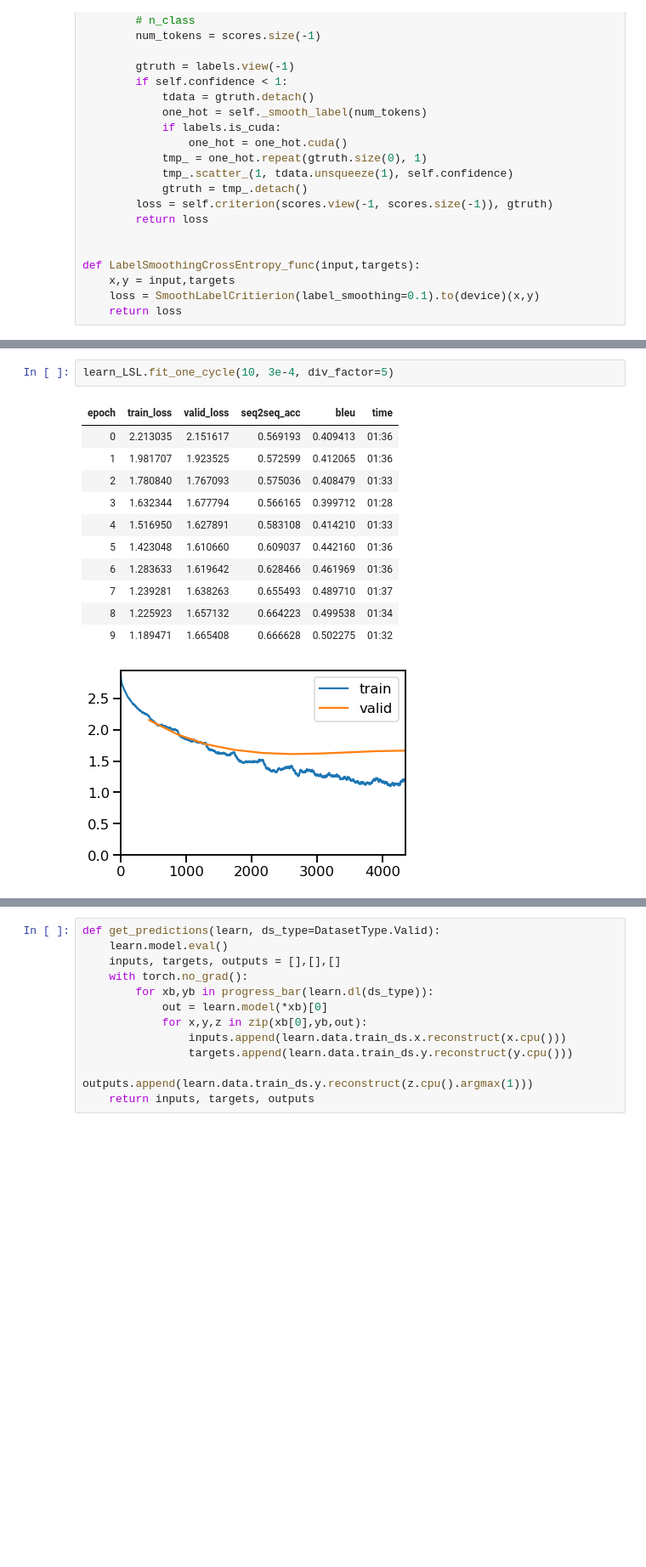
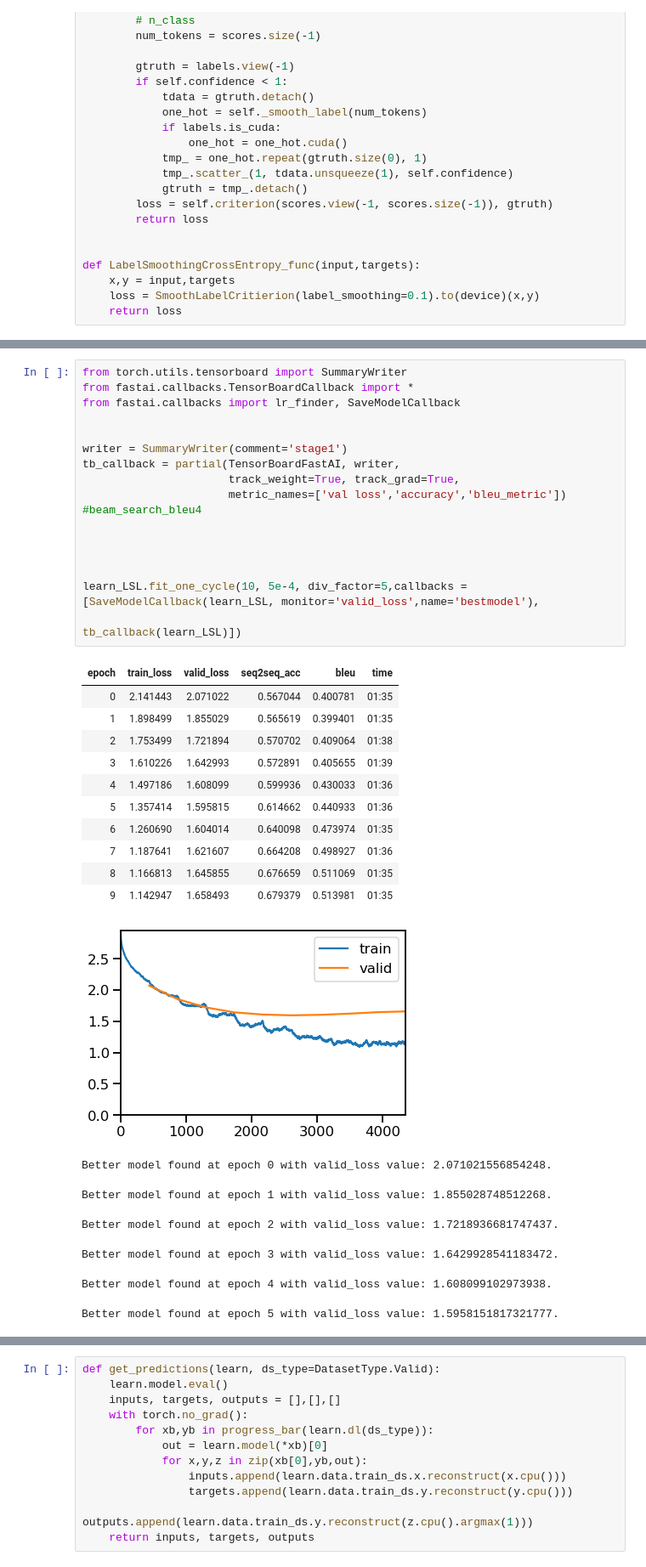
Before and after one commit to Skumarr53/Attention-is-All-you-Need-PyTorch, a Jupyter notebook: Attention_Is_All_You_Need.ipynb, the cells around one changed output, grey strips where cells are left out. Shown: that part at 85% size. Cells and saved outputs as stored; diff of their text form; blank space fills up the shorter version.

```diff
--- a/Attention_Is_All_You_Need.ipynb
+++ b/Attention_Is_All_You_Need.ipynb
@@ -391,16 +413,36 @@ Min loss divided by 10: 9.12E-08
-# %%
-learn_LSL.fit_one_cycle(10, 3e-4, div_factor=5)
-# %% [output]
-| epoch | train_loss | valid_loss | seq2seq_acc | bleu | time |
-| 0 | 2.213035 | 2.151617 | 0.569193 | 0.409413 | 01:36 |
-| 1 | 1.981707 | 1.923525 | 0.572599 | 0.412065 | 01:36 |
-| 2 | 1.780840 | 1.767093 | 0.575036 | 0.408479 | 01:33 |
-| 3 | 1.632344 | 1.677794 | 0.566165 | 0.399712 | 01:28 |
-| 4 | 1.516950 | 1.627891 | 0.583108 | 0.414210 | 01:33 |
-| 5 | 1.423048 | 1.610660 | 0.609037 | 0.442160 | 01:36 |
-| 6 | 1.283633 | 1.619642 | 0.628466 | 0.461969 | 01:36 |
-| 7 | 1.239281 | 1.638263 | 0.655493 | 0.489710 | 01:37 |
-| 8 | 1.225923 | 1.657132 | 0.664223 | 0.499538 | 01:34 |
-| 9 | 1.189471 | 1.665408 | 0.666628 | 0.502275 | 01:32 |
-[figure, removed]
+# %%
+from torch.utils.tensorboard import SummaryWriter
+from fastai.callbacks.TensorBoardCallback import *
+from fastai.callbacks import lr_finder, SaveModelCallback
+
+
+writer = SummaryWriter(comment='stage1')
+tb_callback = partial(TensorBoardFastAI, writer,
+                      track_weight=True, track_grad=True,
+                      metric_names=['val loss','accuracy','bleu_metric']) #beam_search_bleu4
+
+
+
+
+learn_LSL.fit_one_cycle(10, 5e-4, div_factor=5,callbacks = [SaveModelCallback(learn_LSL, monitor='valid_loss',name='bestmodel'),
+                                                            tb_callback(learn_LSL)])
+# %% [output]
+| epoch | train_loss | valid_loss | seq2seq_acc | bleu | time |
+| 0 | 2.141443 | 2.071022 | 0.567044 | 0.400781 | 01:35 |
+| 1 | 1.898499 | 1.855029 | 0.565619 | 0.399401 | 01:35 |
+| 2 | 1.753499 | 1.721894 | 0.570702 | 0.409064 | 01:38 |
+| 3 | 1.610226 | 1.642993 | 0.572891 | 0.405655 | 01:39 |
+| 4 | 1.497186 | 1.608099 | 0.599936 | 0.430033 | 01:36 |
+| 5 | 1.357414 | 1.595815 | 0.614662 | 0.440933 | 01:36 |
+| 6 | 1.260690 | 1.604014 | 0.640098 | 0.473974 | 01:35 |
+| 7 | 1.187641 | 1.621607 | 0.664208 | 0.498927 | 01:36 |
+| 8 | 1.166813 | 1.645855 | 0.676659 | 0.511069 | 01:35 |
+| 9 | 1.142947 | 1.658493 | 0.679379 | 0.513981 | 01:35 |
+[figure, added]
+Better model found at epoch 0 with valid_loss value: 2.071021556854248.
+Better model found at epoch 1 with valid_loss value: 1.855028748512268.
+Better model found at epoch 2 with valid_loss value: 1.7218936681747437.
+Better model found at epoch 3 with valid_loss value: 1.6429928541183472.
+Better model found at epoch 4 with valid_loss value: 1.608099102973938.
+Better model found at epoch 5 with valid_loss value: 1.5958151817321777.
 # %%
```
Also changed, not shown: parts of 18 cells of this notebook, 9 other files.
